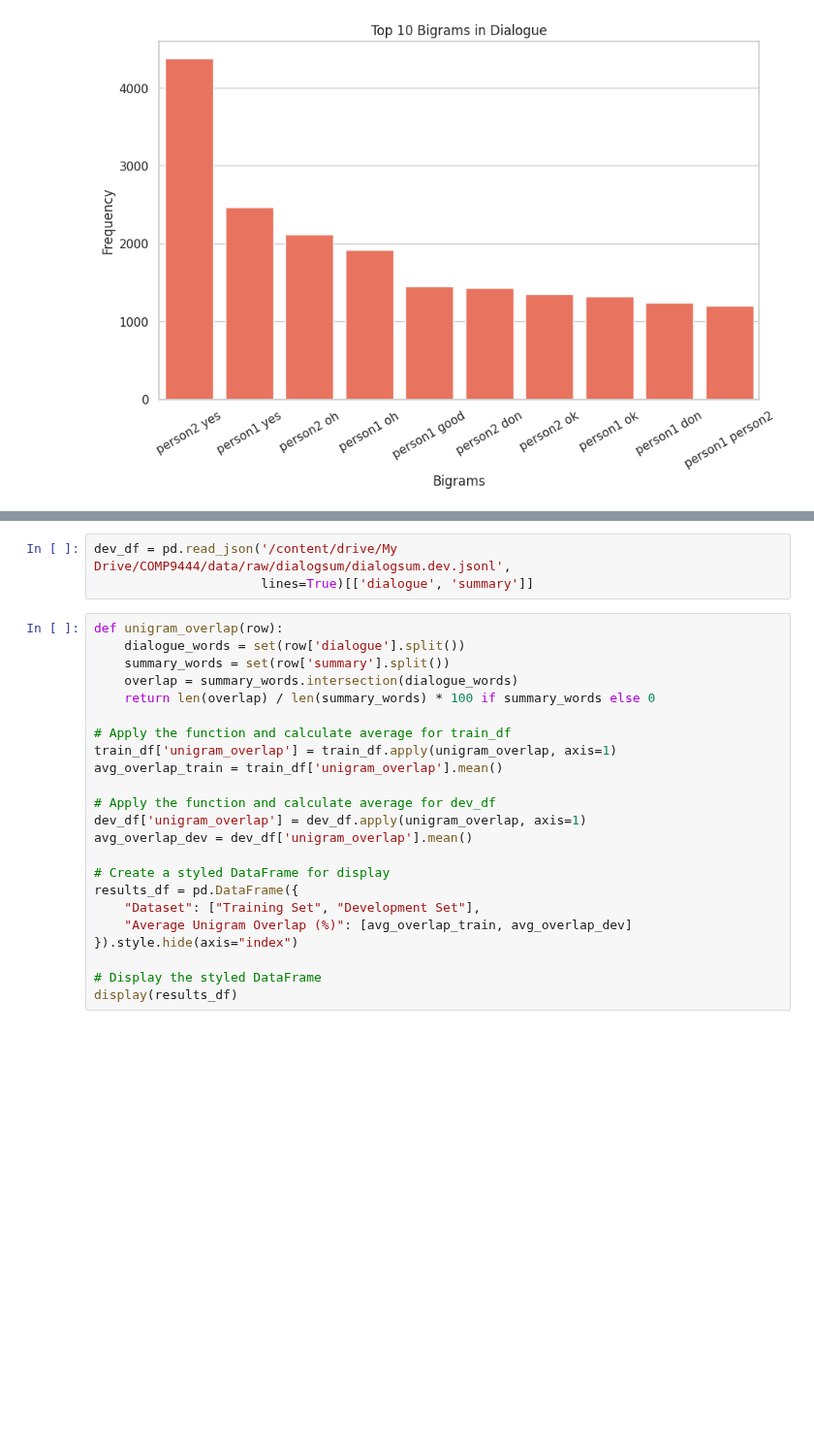
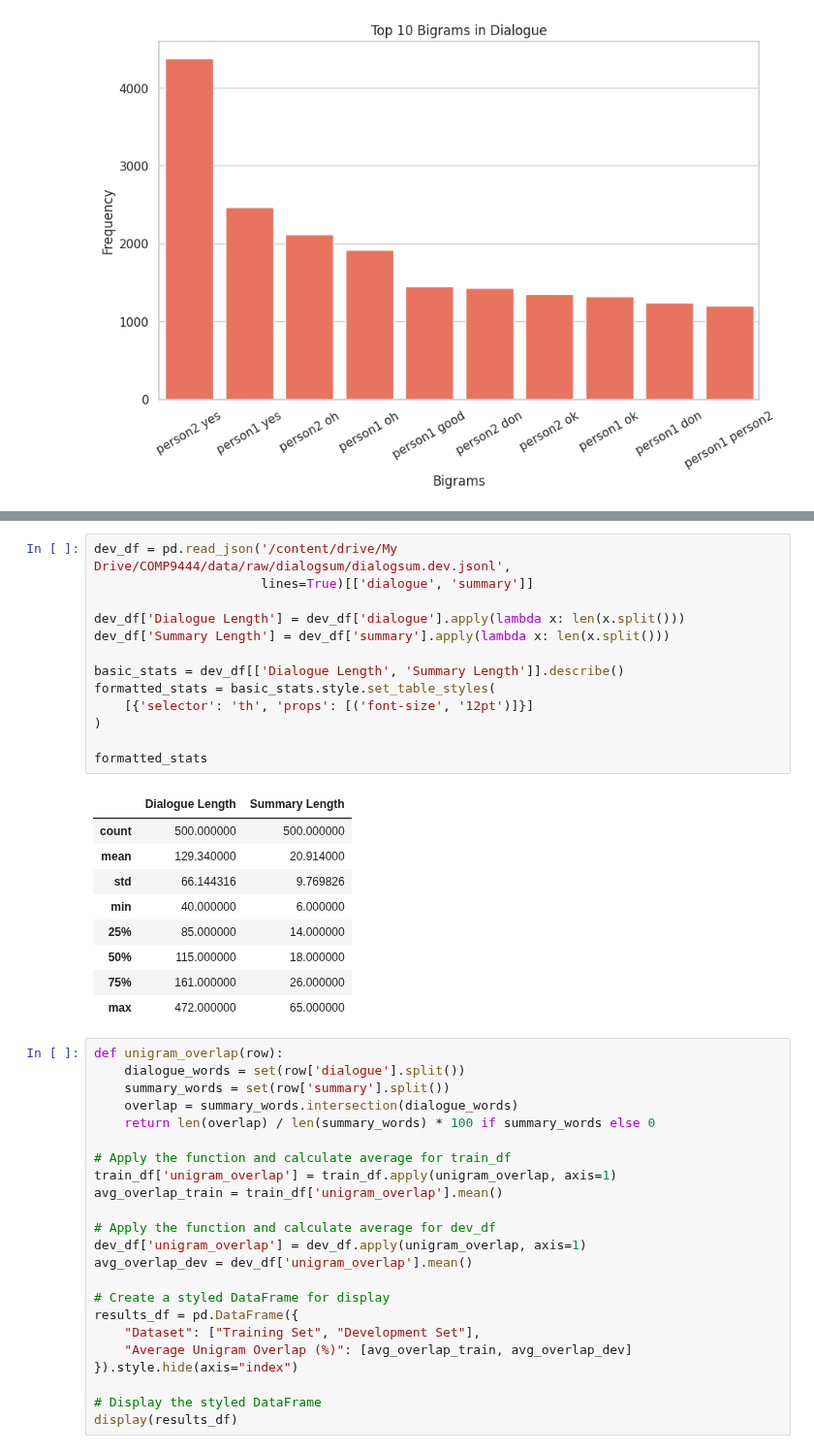
Before and after one commit to dipankarsrirag/Dialogue-Summarisation, a Jupyter notebook: notebooks/Report.ipynb, the cells around one changed output, grey strips where cells are left out. Shown at 97% size. Saved outputs shown, nothing was run; the diff lists cells and outputs as text; blank space fills up the shorter version.

```diff
--- a/notebooks/Report.ipynb
+++ b/notebooks/Report.ipynb
@@ -214,6 +229,26 @@ plt.show()
 # %%
 dev_df = pd.read_json('/content/drive/My Drive/COMP9444/data/raw/dialogsum/dialogsum.dev.jsonl',
                       lines=True)[['dialogue', 'summary']]
+
+dev_df['Dialogue Length'] = dev_df['dialogue'].apply(lambda x: len(x.split()))
+dev_df['Summary Length'] = dev_df['summary'].apply(lambda x: len(x.split()))
+
+basic_stats = dev_df[['Dialogue Length', 'Summary Length']].describe()
+formatted_stats = basic_stats.style.set_table_styles(
+    [{'selector': 'th', 'props': [('font-size', '12pt')]}]
+)
+
+formatted_stats
+# %% [output]
+|  | Dialogue Length | Summary Length |
+| count | 500.000000 | 500.000000 |
+| mean | 129.340000 | 20.914000 |
+| std | 66.144316 | 9.769826 |
+| min | 40.000000 | 6.000000 |
+| 25% | 85.000000 | 14.000000 |
+| 50% | 115.000000 | 18.000000 |
+| 75% | 161.000000 | 26.000000 |
+| max | 472.000000 | 65.000000 |
 # %%
 def unigram_overlap(row):
     dialogue_words = set(row['dialogue'].split())
```
Also changed, not shown: parts of 3 cells of this notebook.
